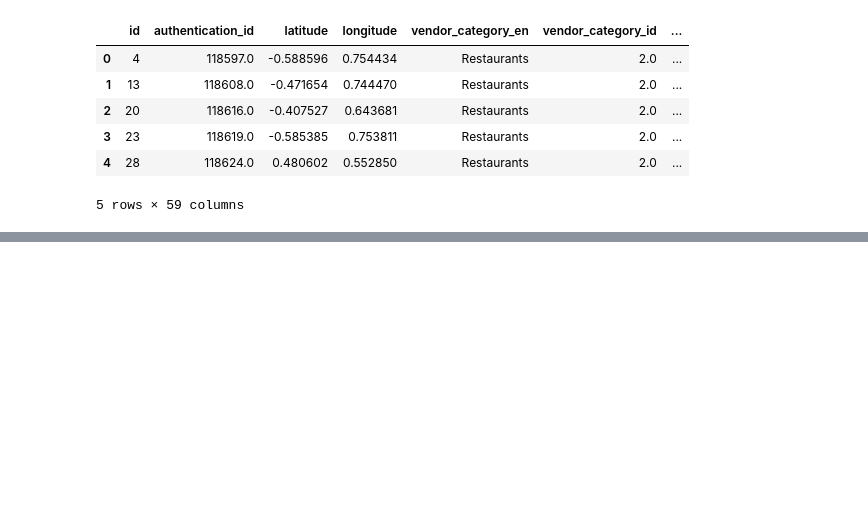
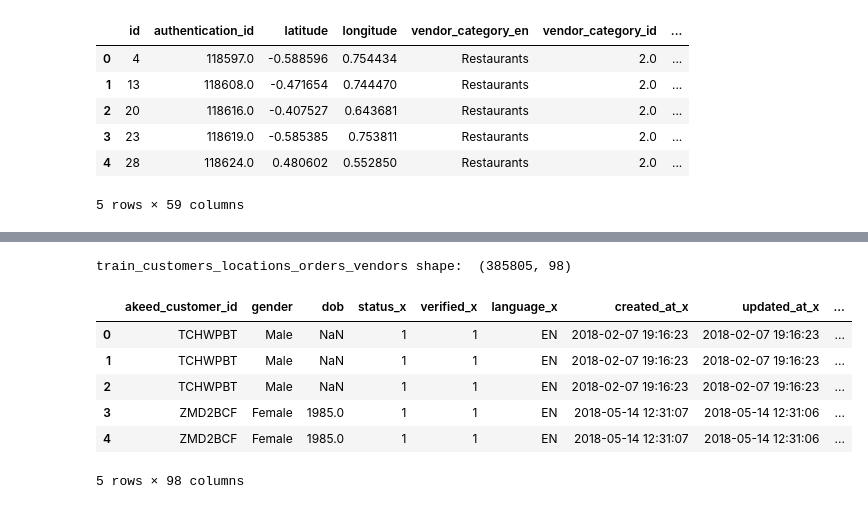
Before and after one commit to pili27/rema, a Jupyter notebook: FinalProject_Notebook.ipynb, the cells around one changed output, grey strips where cells are left out. Drawn from its saved outputs; the diff is of its cells as text; code cells hidden in the pictures; blank space fills up the shorter version.

```diff
--- a/FinalProject_Notebook.ipynb
+++ b/FinalProject_Notebook.ipynb
@@ -79,0 +100,14 @@ train_customers_locations shape:  (58213, 13)
+# %%
+# merge train_customers_locations_orders(vendor_id) and vendors(id)
+train_customers_locations_orders_vendors = pd.merge(train_customers_locations_orders, vendors, left_on='vendor_id', right_on='id', how='inner')
+print('train_customers_locations_orders_vendors shape: ', train_customers_locations_orders_vendors.shape)
+train_customers_locations_orders_vendors.head()
+# %% [output]
+train_customers_locations_orders_vendors shape:  (385805, 98)
+|  | akeed_customer_id | gender | dob | status_x | verified_x | language_x | created_at_x | updated_at_x | ... |
+| 0 | TCHWPBT | Male | NaN | 1 | 1 | EN | 2018-02-07 19:16:23 | 2018-02-07 19:16:23 | ... |
+| 1 | TCHWPBT | Male | NaN | 1 | 1 | EN | 2018-02-07 19:16:23 | 2018-02-07 19:16:23 | ... |
+| 2 | TCHWPBT | Male | NaN | 1 | 1 | EN | 2018-02-07 19:16:23 | 2018-02-07 19:16:23 | ... |
+| 3 | ZMD2BCF | Female | 1985.0 | 1 | 1 | EN | 2018-05-14 12:31:07 | 2018-05-14 12:31:06 | ... |
+| 4 | ZMD2BCF | Female | 1985.0 | 1 | 1 | EN | 2018-05-14 12:31:07 | 2018-05-14 12:31:06 | ... |
+5 rows × 98 columns
```
Also changed, not shown: parts of 4 cells of this notebook.
